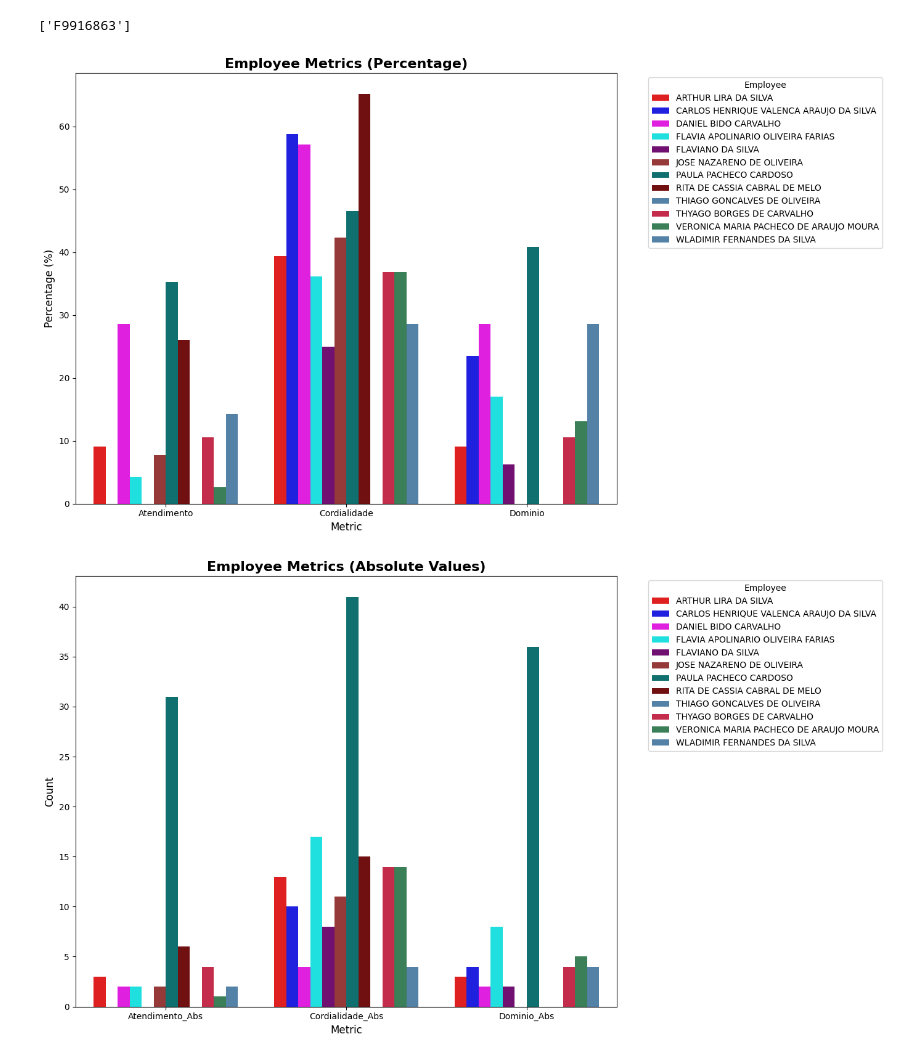
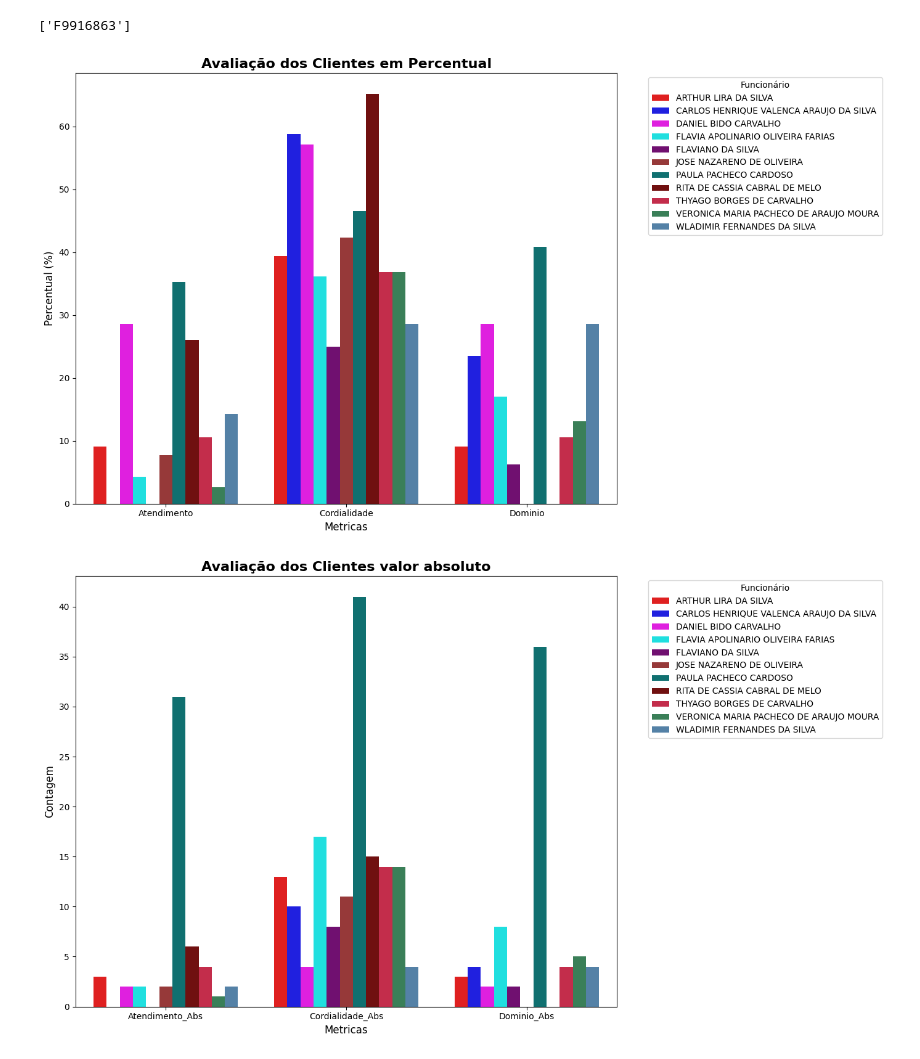
Before and after one commit to oakthyago/oakthyago, a Jupyter notebook: relatório_BB.ipynb, the cells around one changed output. Saved outputs shown, nothing was run; the diff lists cells and outputs as text; code cells hidden in the pictures.

```diff
--- a/relatório_BB.ipynb
+++ b/relatório_BB.ipynb
@@ -278,7 +278,7 @@ employee_dict = {
     "F6519319": "LUIZ GUEDES MONTEIRO NETO",
     "F8030919": "PAULA PACHECO CARDOSO",
     "F8620357": "RITA DE CASSIA CABRAL DE MELO",
-    "F9329466": "THIAGO GONCALVES DE OLIVEIRA",
+
     "F9342321": "THYAGO BORGES DE CARVALHO",
     "F9476713": "VERONICA MARIA PACHECO DE ARAUJO MOURA",
     "F9916863": "WLADIMIR FERNANDES DA SILVA"
@@ -302,7 +302,7 @@ distinct_colors = {
     "LUIZ GUEDES MONTEIRO NETO": "#808000", # Olive
     "PAULA PACHECO CARDOSO": "#008080", # Teal
     "RITA DE CASSIA CABRAL DE MELO": "#800000", # Maroon
-    "THIAGO GONCALVES DE OLIVEIRA": "#4682B4", # Steel Blue
+
     "THYAGO BORGES DE CARVALHO": "#DC143C", # Crimson
     "VERONICA MARIA PACHECO DE ARAUJO MOURA": "#2E8B57", # Sea Green
     "WLADIMIR FERNANDES DA SILVA" : "#4682B4"
@@ -339,40 +339,40 @@ eficacia_melted_percent = eficacia_df_percent.melt(id_vars="Funcionário", var_n
 eficacia_melted_abs = eficacia_df_abs.melt(id_vars="Funcionário", var_name="Metric", value_name="Score")
 
 # Plot percentage graph
 plt.figure(figsize=(14, 8))
 sns.barplot(
     data=eficacia_melted_percent,
     x="Metric",
     y="Score",
     hue="Funcionário",
     palette=distinct_colors
 )
-plt.title("Employee Metrics (Percentage)", fontsize=16, weight='bold')
-plt.ylabel("Percentage (%)", fontsize=12)
-plt.xlabel("Metric", fontsize=12)
+plt.title("Avaliação dos Clientes em Percentual", fontsize=16, weight='bold')
+plt.ylabel("Percentual (%)", fontsize=12)
+plt.xlabel("Metricas", fontsize=12)
 plt.xticks(fontsize=10)
 plt.yticks(fontsize=10)
-plt.legend(bbox_to_anchor=(1.05, 1), loc='upper left', title="Employee", fontsize=10)
+plt.legend(bbox_to_anchor=(1.05, 1), loc='upper left', title="Funcionário", fontsize=10)
 plt.tight_layout()
 plt.show()
 
 # Plot absolute value graph
 plt.figure(figsize=(14, 8))
 sns.barplot(
     data=eficacia_melted_abs,
     x="Metric",
     y="Score",
     hue="Funcionário",
     palette=distinct_colors
 )
-plt.title("Employee Metrics (Absolute Values)", fontsize=16, weight='bold')
-plt.ylabel("Count", fontsize=12)
-plt.xlabel("Metric", fontsize=12)
+plt.title("Avaliação dos Clientes valor absoluto", fontsize=16, weight='bold')
+plt.ylabel("Contagem", fontsize=12)
+plt.xlabel("Metricas", fontsize=12)
 plt.xticks(fontsize=10)
 plt.yticks(fontsize=10)
-plt.legend(bbox_to_anchor=(1.05, 1), loc='upper left', title="Employee", fontsize=10)
+plt.legend(bbox_to_anchor=(1.05, 1), loc='upper left', title="Funcionário", fontsize=10)
 plt.tight_layout()
 plt.show()
 # %% [output]
-[figure, old version]
+[figure, new version]
-[figure, old version]
+[figure, new version]
```
Also changed, not shown: parts of 1 cell of this notebook.
